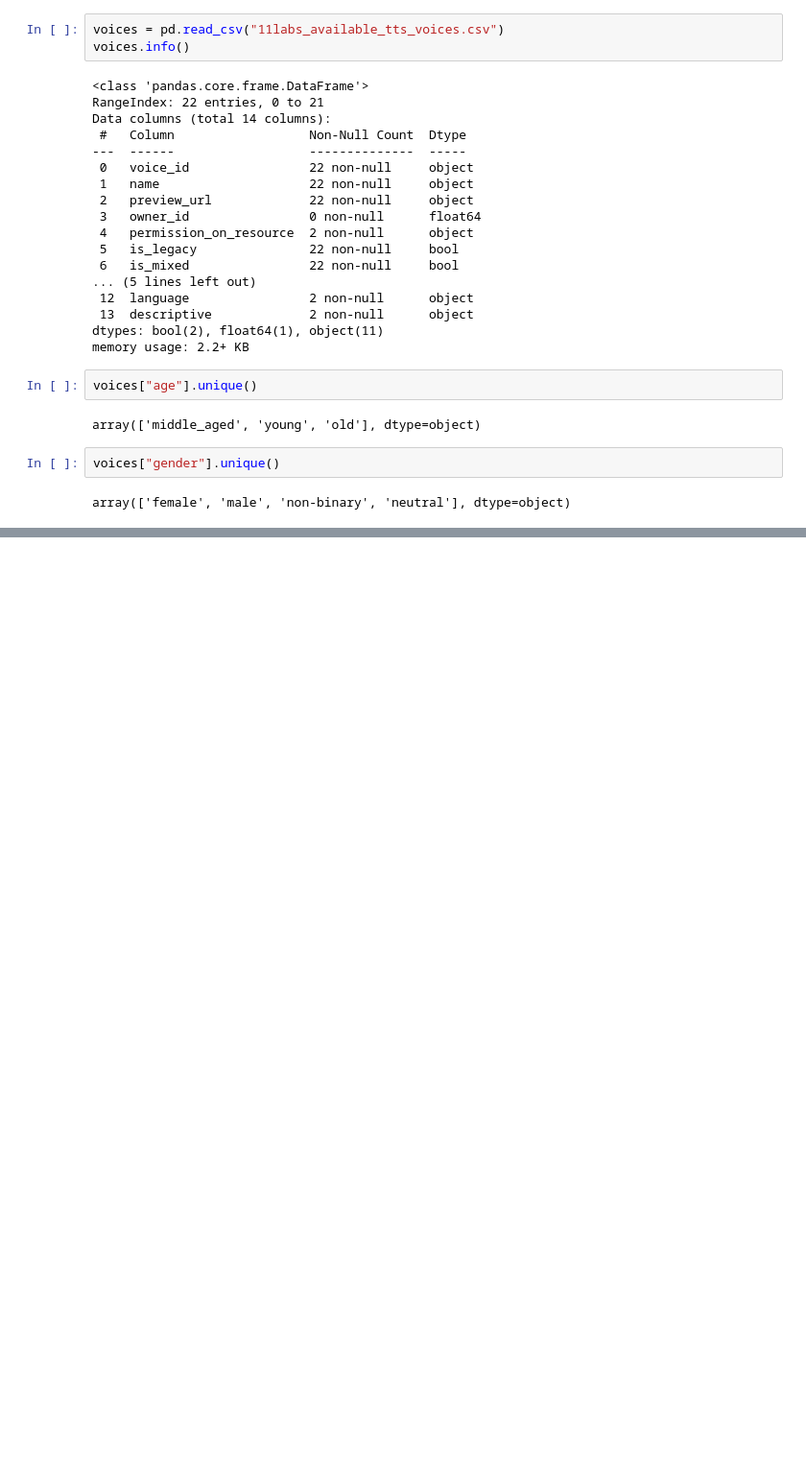
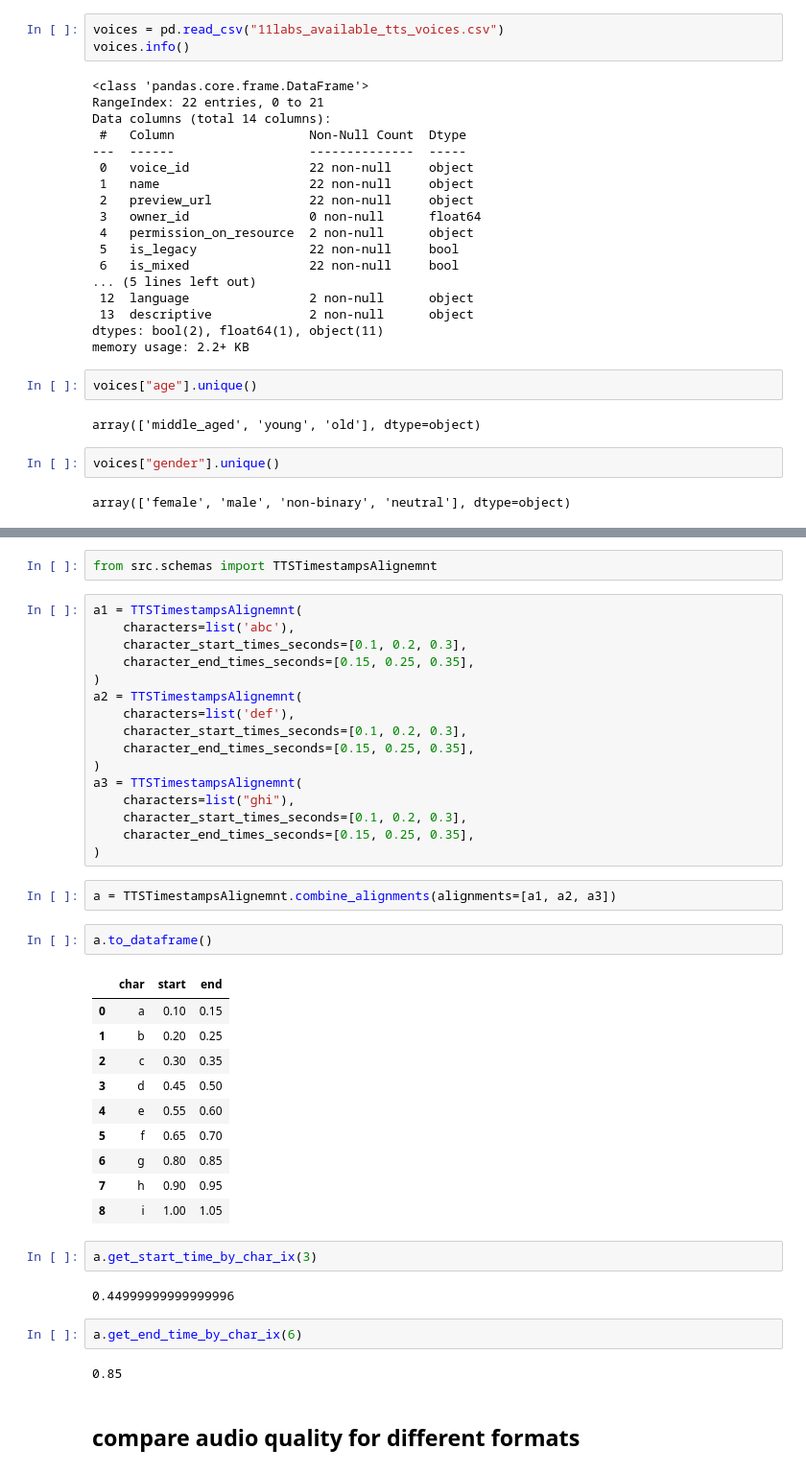
Before and after one commit to navalnica/ai-audio-books, a Jupyter notebook: pg.ipynb, the cells around one changed output, grey strips where cells are left out. Shown: that part at 96% size. Cells and saved outputs as stored; diff of their text form; blank space fills up the shorter version.

```diff
--- a/pg.ipynb
+++ b/pg.ipynb
@@ -307,0 +362,43 @@ array(['female', 'male', 'non-binary', 'neutral'], dtype=object)
+# %%
+from src.schemas import TTSTimestampsAlignemnt
+# %%
+a1 = TTSTimestampsAlignemnt(
+    characters=list('abc'),
+    character_start_times_seconds=[0.1, 0.2, 0.3],
+    character_end_times_seconds=[0.15, 0.25, 0.35],
+)
+a2 = TTSTimestampsAlignemnt(
+    characters=list('def'),
+    character_start_times_seconds=[0.1, 0.2, 0.3],
+    character_end_times_seconds=[0.15, 0.25, 0.35],
+)
+a3 = TTSTimestampsAlignemnt(
+    characters=list("ghi"),
+    character_start_times_seconds=[0.1, 0.2, 0.3],
+    character_end_times_seconds=[0.15, 0.25, 0.35],
+)
+# %%
+a = TTSTimestampsAlignemnt.combine_alignments(alignments=[a1, a2, a3])
+# %%
+a.to_dataframe()
+# %% [output]
+|  | char | start | end |
+| 0 | a | 0.10 | 0.15 |
+| 1 | b | 0.20 | 0.25 |
+| 2 | c | 0.30 | 0.35 |
+| 3 | d | 0.45 | 0.50 |
+| 4 | e | 0.55 | 0.60 |
+| 5 | f | 0.65 | 0.70 |
+| 6 | g | 0.80 | 0.85 |
+| 7 | h | 0.90 | 0.95 |
+| 8 | i | 1.00 | 1.05 |
+# %%
+a.get_start_time_by_char_ix(3)
+# %% [output]
+0.44999999999999996
+# %%
+a.get_end_time_by_char_ix(6)
+# %% [output]
+0.85
+# %% [markdown]
+## compare audio quality for different formats
```
Also changed, not shown: parts of 16 cells of this notebook, 6 other files.
